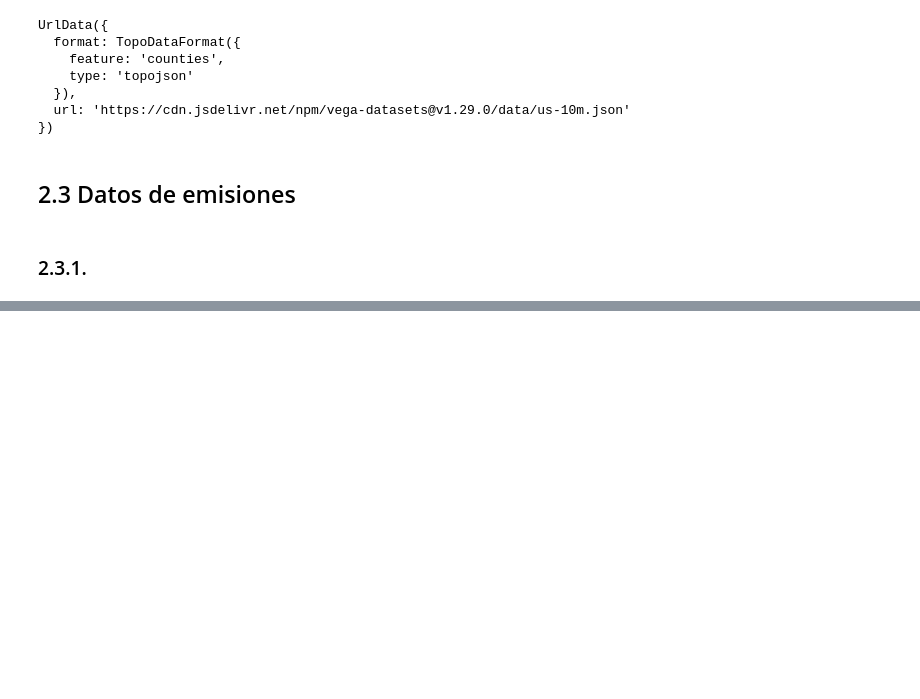
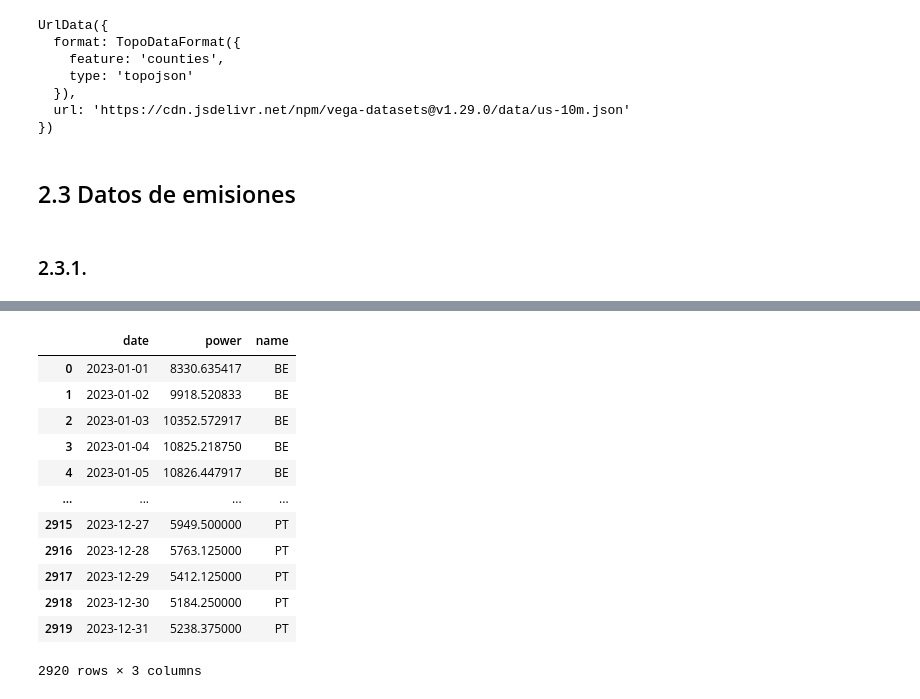
Before and after one commit to javier99o/VD_practica, a Jupyter notebook: Programa copy.ipynb, the cells around one changed output, grey strips where cells are left out. Saved outputs shown, nothing was run; the diff lists cells and outputs as text; code cells hidden in the pictures; blank space fills up the shorter version.

```diff
--- a/Programa copy.ipynb
+++ b/Programa copy.ipynb
@@ -533,0 +524,16 @@ df_emis_avg
+# %%
+df_pot
+# %% [output]
+|  | date | power | name |
+| 0 | 2023-01-01 | 8330.635417 | BE |
+| 1 | 2023-01-02 | 9918.520833 | BE |
+| 2 | 2023-01-03 | 10352.572917 | BE |
+| 3 | 2023-01-04 | 10825.218750 | BE |
+| 4 | 2023-01-05 | 10826.447917 | BE |
+| ... | ... | ... | ... |
+| 2915 | 2023-12-27 | 5949.500000 | PT |
+| 2916 | 2023-12-28 | 5763.125000 | PT |
+| 2917 | 2023-12-29 | 5412.125000 | PT |
+| 2918 | 2023-12-30 | 5184.250000 | PT |
+| 2919 | 2023-12-31 | 5238.375000 | PT |
+2920 rows × 3 columns
```
Also changed, not shown: parts of 8 cells of this notebook, 3 other files.
